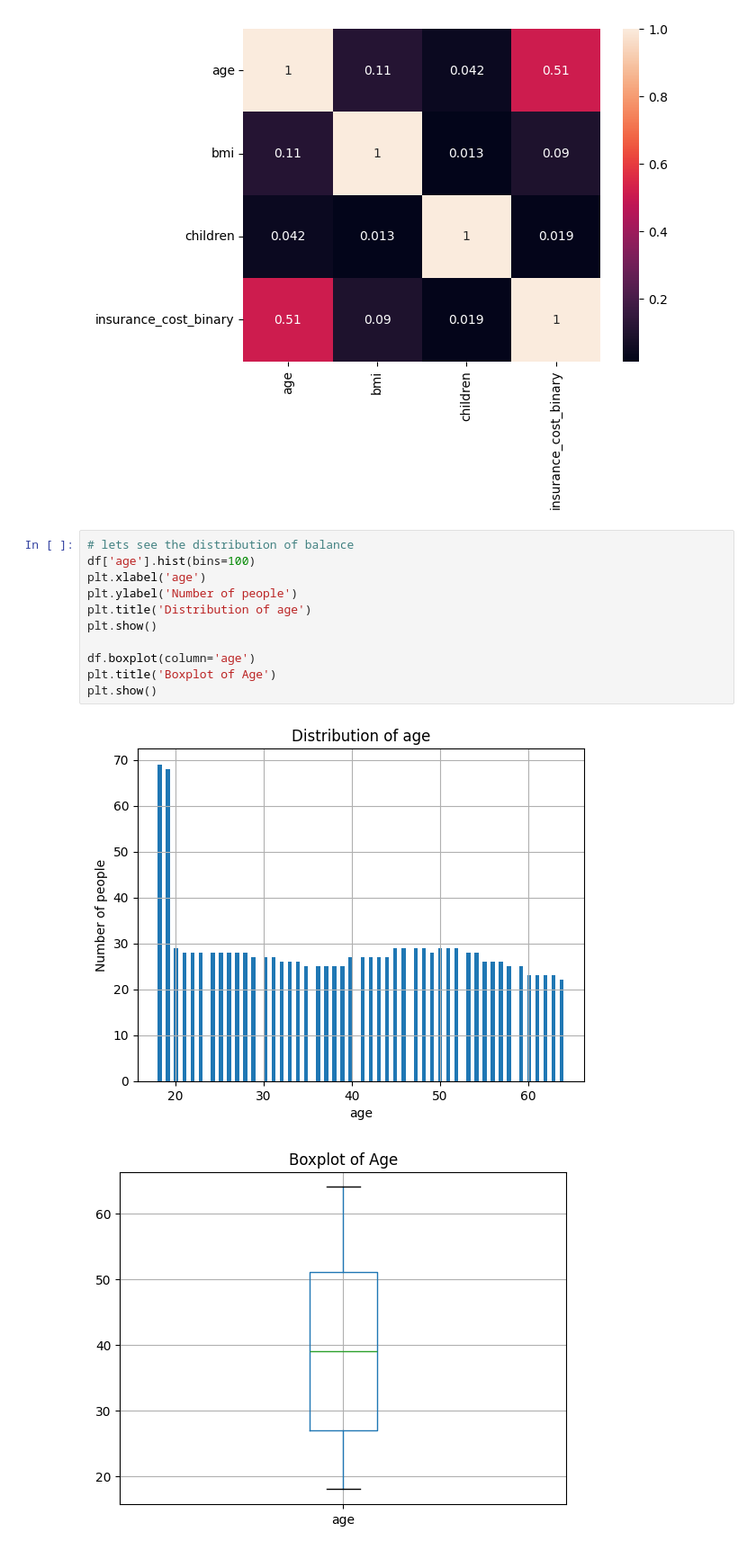
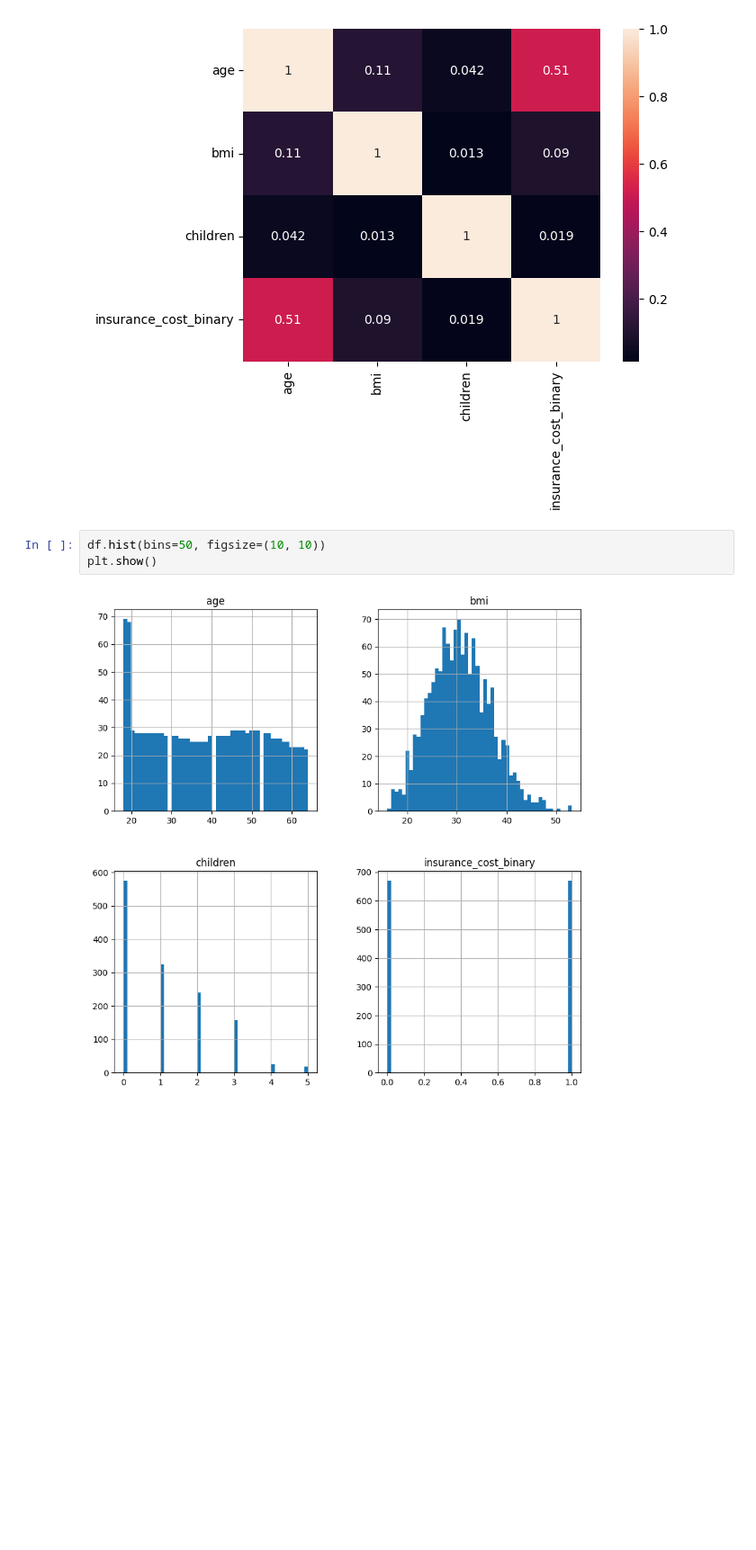
Before and after one commit to kristyan/data, a Jupyter notebook: e-tivity3/etivity3_classification.ipynb, the cells around one changed output. Shown at 90% size. Drawn from its saved outputs; the diff is of its cells as text; blank space fills up the shorter version.

```diff
--- a/e-tivity3/etivity3_classification.ipynb
+++ b/e-tivity3/etivity3_classification.ipynb
@@ -125,16 +137,7 @@ children               0.042469  0.012759  1.000000               0.019227
 insurance_cost_binary  0.512617  0.089896  0.019227               1.000000
 [figure]
 # %%
-# lets see the distribution of balance
-df['age'].hist(bins=100)
-plt.xlabel('age')
-plt.ylabel('Number of people')
-plt.title('Distribution of age')
+df.hist(bins=50, figsize=(10, 10))
 plt.show()
-
-df.boxplot(column='age')
-plt.title('Boxplot of Age')
-plt.show()
 # %% [output]
-[figure, old version]
+[figure, new version]
-[figure, removed]
```
Also changed, not shown: parts of 16 cells of this notebook.
